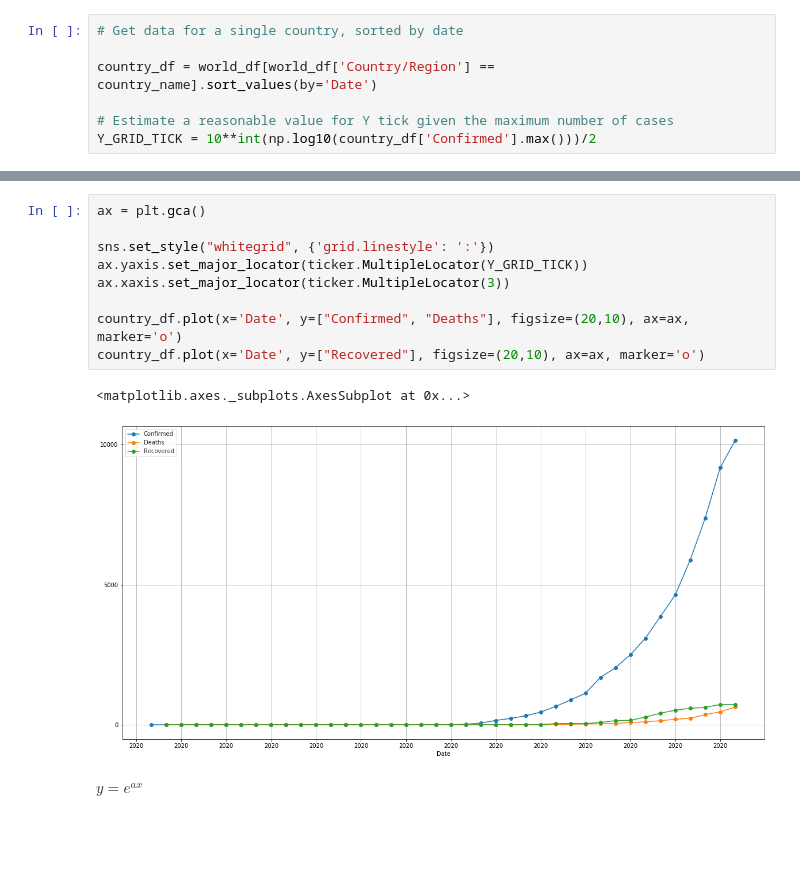
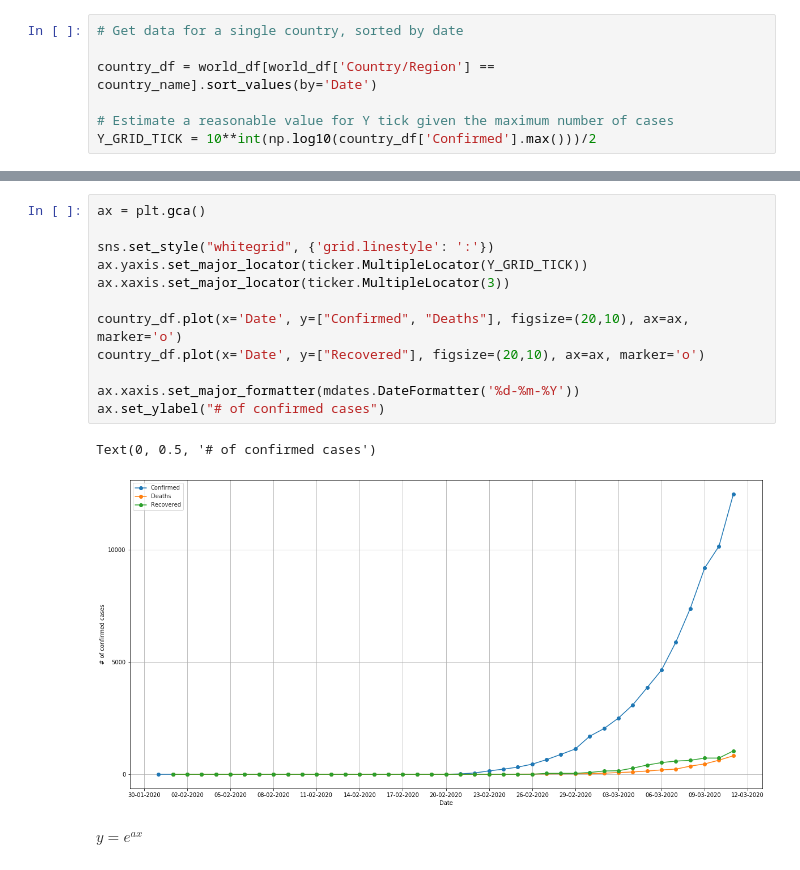
Before and after one commit to matteobarbieri/covid2019-data-analysis, a Jupyter notebook: notebooks/projections_covid2019_italy.ipynb, the cells around one changed output, grey strips where cells are left out. Drawn from its saved outputs; the diff is of its cells as text; blank space fills up the shorter version.

```diff
--- a/notebooks/projections_covid2019_italy.ipynb
+++ b/notebooks/projections_covid2019_italy.ipynb
@@ -108,15 +92,18 @@ country_df.tail()
 # %%
 ax = plt.gca()
 
 sns.set_style("whitegrid", {'grid.linestyle': ':'})
 ax.yaxis.set_major_locator(ticker.MultipleLocator(Y_GRID_TICK))
 ax.xaxis.set_major_locator(ticker.MultipleLocator(3))
 
 country_df.plot(x='Date', y=["Confirmed", "Deaths"], figsize=(20,10), ax=ax, marker='o')
 country_df.plot(x='Date', y=["Recovered"], figsize=(20,10), ax=ax, marker='o')
+
+ax.xaxis.set_major_formatter(mdates.DateFormatter('%d-%m-%Y'))
+ax.set_ylabel("# of confirmed cases")
 # %% [output]
-<matplotlib.axes._subplots.AxesSubplot at 0x...>
+Text(0, 0.5, '# of confirmed cases')
-[figure, old version]
+[figure, new version]
 # %% [markdown]
 $y = e^{ax}$
 # %% [markdown]
```
Also changed, not shown: parts of 14 cells of this notebook.
